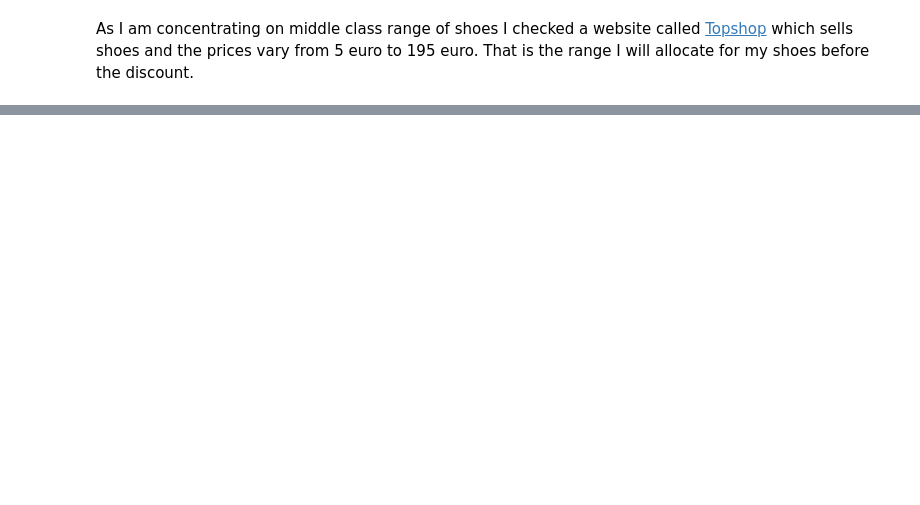
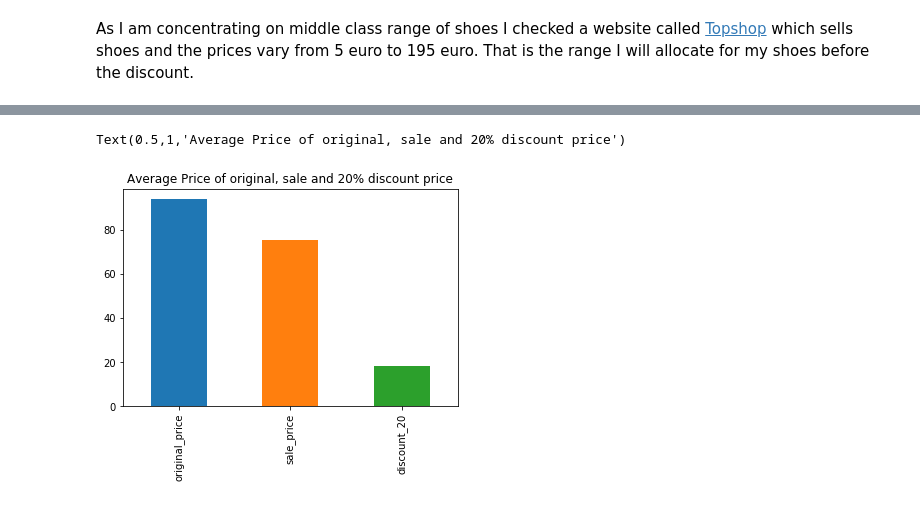
Before and after one commit to MartynaMisk/ProgrammingProject, a Jupyter notebook: RealworldPhenomenon.ipynb, the cells around one changed output, grey strips where cells are left out. Saved outputs shown, nothing was run; the diff lists cells and outputs as text; code cells hidden in the pictures; blank space fills up the shorter version.

```diff
--- a/RealworldPhenomenon.ipynb
+++ b/RealworldPhenomenon.ipynb
@@ -229,3 +229,0 @@ data.head()
-# %%
-data['another_amount'] = np.random.randint(5,20,100) #random amount from 5 to 20 pairs left?
-data.head()
@@ -239,3 +229,0 @@ data.head()
-# %%
-data['setamount_available'] = data['shoe_type'].map({'sandals': 3, 'trainers': 10, 'boots': 20, 'high_heels': 5})
-#here I am trying to add a column that will show the amount left during this sale
@@ -305,2 +229,0 @@ TypeError: invalid type comparison
-# %%
-data.set_index('shoe_size') #need to difine it??
@@ -379,0 +235,4 @@ data[data.shoe_size >=40]
+# %%
+#I have then decided to randomly assign number between 1 to 10 pairs available at random.
+data['amount_available'] = np.random.randint(1,10,100) #random amount from 1 to 10 pairs left on sale?
+data.head()
@@ -379,0 +302,8 @@ data[data.shoe_size >=40]
+# %%
+#visual representation of the original sale price, the price after discount and 20% dicount amount.
+df = data.loc[:,['original_price', 'sale_price', 'discount_20']].mean()
+df.plot(kind='bar')
+plt.title('Average Price of original, sale and 20% discount price')
+# %% [output]
+Text(0.5,1,'Average Price of original, sale and 20% discount price')
+[figure, added]
```
Also changed, not shown: parts of 55 cells of this notebook.
